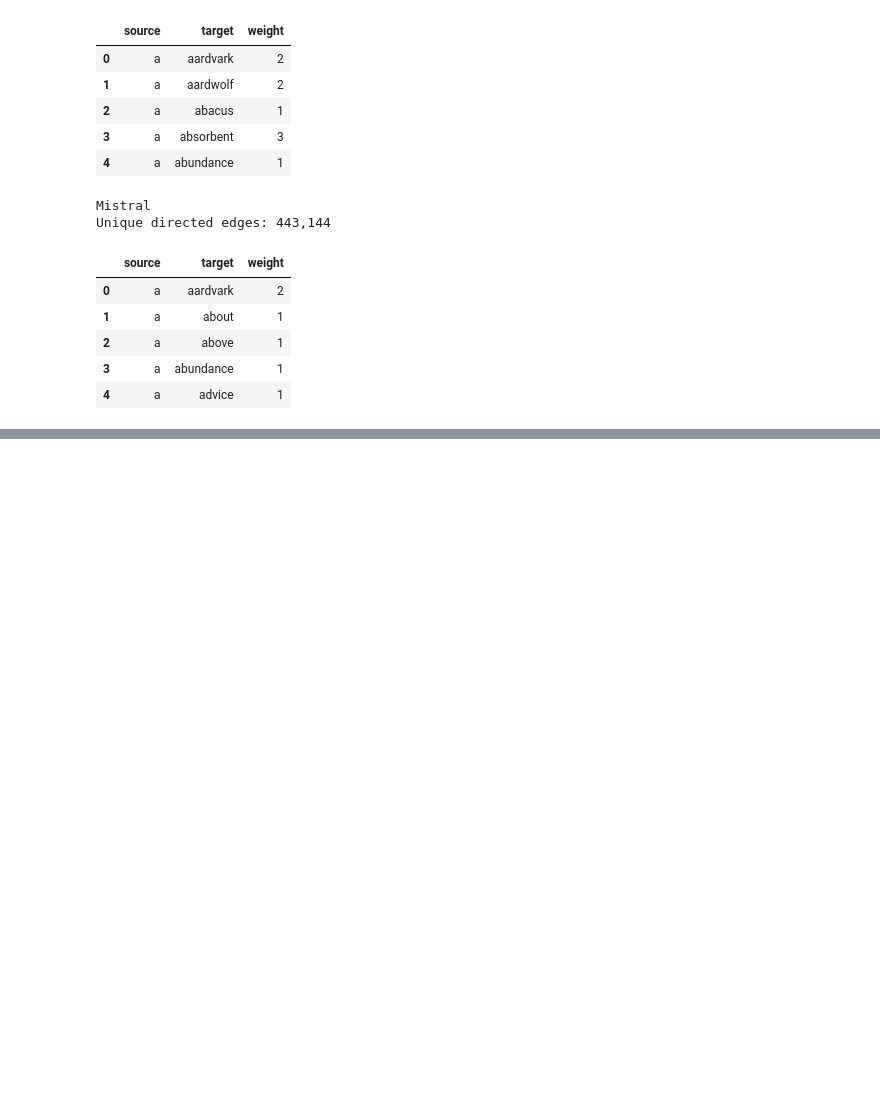
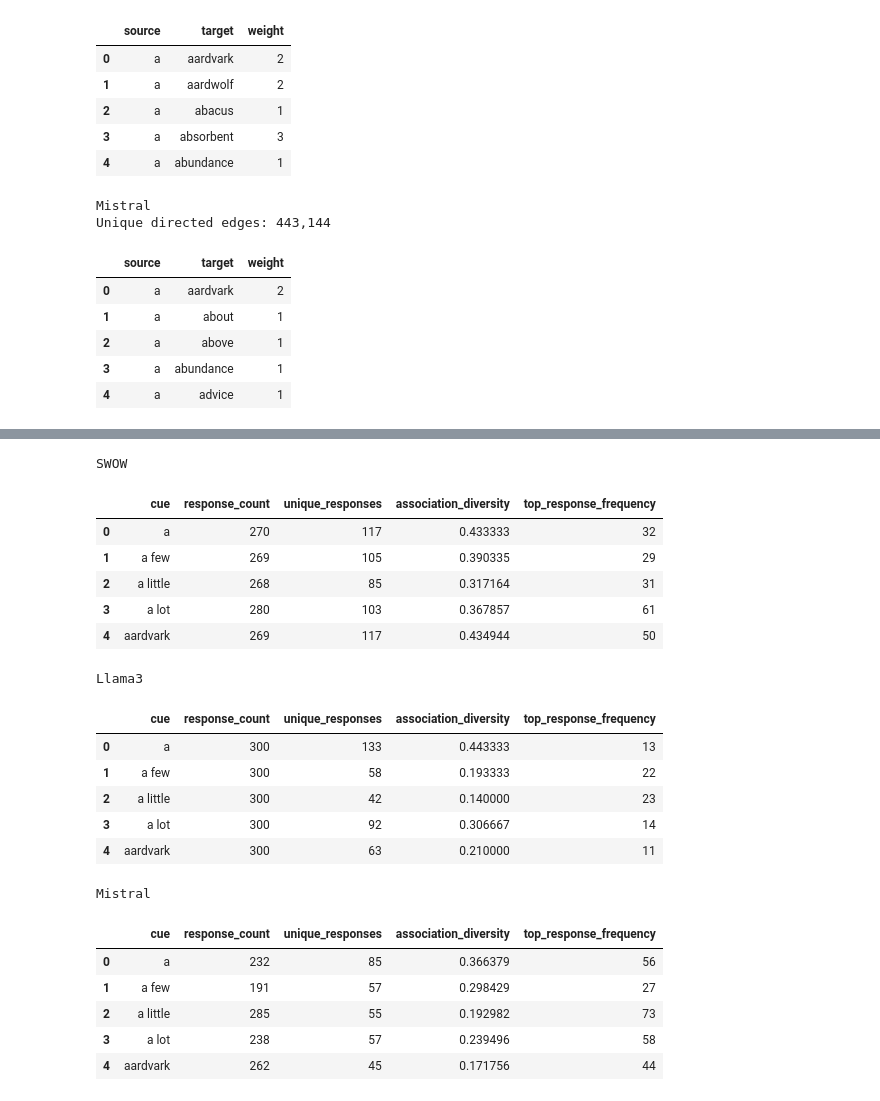
Before and after one commit to domnudragota/llm-eda, a Jupyter notebook: EDA_llm_cognition.ipynb, the cells around one changed output, grey strips where cells are left out. Saved outputs shown, nothing was run; the diff lists cells and outputs as text; code cells hidden in the pictures; blank space fills up the shorter version.

```diff
--- a/EDA_llm_cognition.ipynb
+++ b/EDA_llm_cognition.ipynb
@@ -1031,0 +1173,15 @@ display(network_summary_df)
+# %%
+
+# validate association diversity values
+
+for name, df in cue_features.items():
+    valid_range = df["association_diversity"].between(0, 1).all()
+    valid_counts = (
+        df["unique_responses"] <= df["response_count"]
+    ).all()
+
+    print(f"\n{name}")
+    print(f"Diversity values within [0, 1]: {valid_range}")
+    print(f"Unique responses <= total responses: {valid_counts}")
+    print(f"Min diversity: {df['association_diversity'].min():.4f}")
+    print(f"Max diversity: {df['association_diversity'].max():.4f}")
@@ -1031,0 +1215,42 @@ display(network_summary_df)
+# %%
+
+# calculate the frequency of the most common response per cue
+
+for name, edges in all_edges.items():
+    top_frequency = (
+        edges.groupby("source")["weight"]
+        .max()
+        .rename("top_response_frequency")
+    )
+
+    cue_features[name] = cue_features[name].merge(
+        top_frequency,
+        left_on="cue",
+        right_index=True,
+        how="left"
+    )
+
+    print(f"\n{name}")
+    display(cue_features[name].head(5))
+# %% [output]
+SWOW
+|  | cue | response_count | unique_responses | association_diversity | top_response_frequency |
+| 0 | a | 270 | 117 | 0.433333 | 32 |
+| 1 | a few | 269 | 105 | 0.390335 | 29 |
+| 2 | a little | 268 | 85 | 0.317164 | 31 |
+| 3 | a lot | 280 | 103 | 0.367857 | 61 |
+| 4 | aardvark | 269 | 117 | 0.434944 | 50 |
+Llama3
+|  | cue | response_count | unique_responses | association_diversity | top_response_frequency |
+| 0 | a | 300 | 133 | 0.443333 | 13 |
+| 1 | a few | 300 | 58 | 0.193333 | 22 |
+| 2 | a little | 300 | 42 | 0.140000 | 23 |
+| 3 | a lot | 300 | 92 | 0.306667 | 14 |
+| 4 | aardvark | 300 | 63 | 0.210000 | 11 |
+Mistral
+|  | cue | response_count | unique_responses | association_diversity | top_response_frequency |
+| 0 | a | 232 | 85 | 0.366379 | 56 |
+| 1 | a few | 191 | 57 | 0.298429 | 27 |
+| 2 | a little | 285 | 55 | 0.192982 | 73 |
+| 3 | a lot | 238 | 57 | 0.239496 | 58 |
+| 4 | aardvark | 262 | 45 | 0.171756 | 44 |
```
Also changed, not shown: parts of 19 cells of this notebook.
